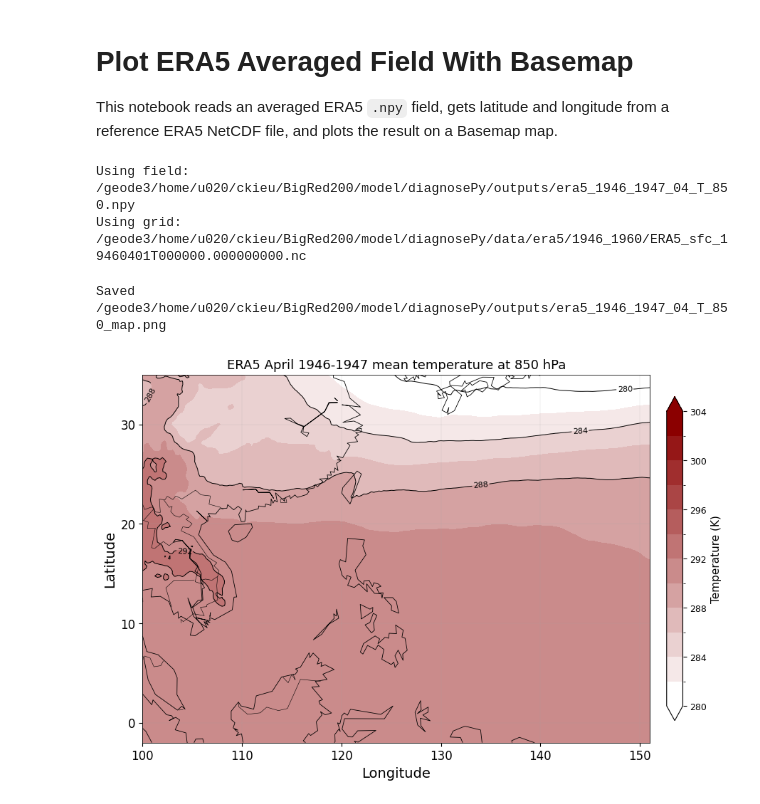
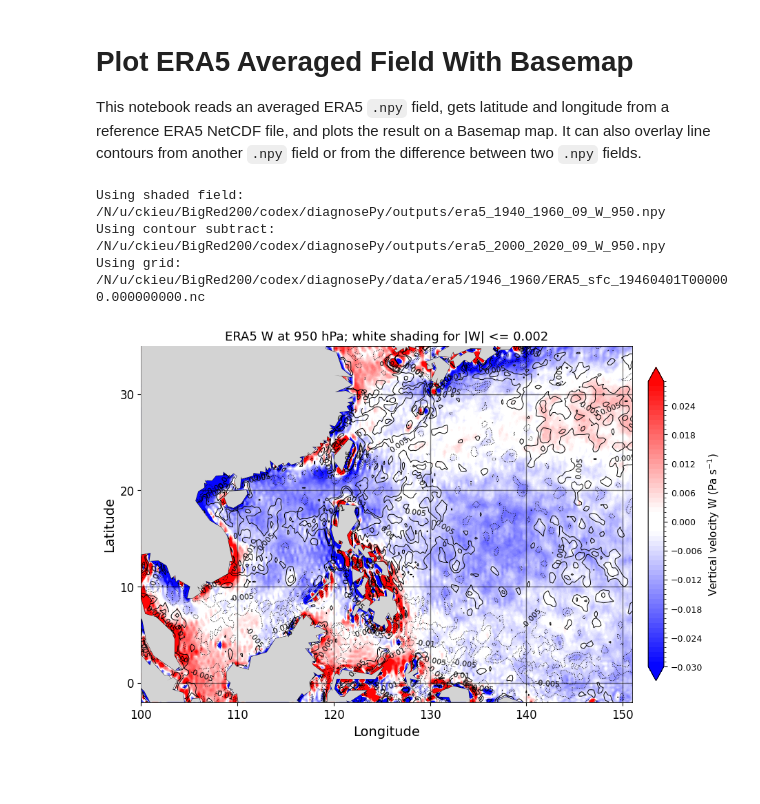
Before and after one commit to kieucq/diagnosePy, a Jupyter notebook: notebooks/plot_era5_average.ipynb, the cells around one changed output. Saved outputs shown, nothing was run; the diff lists cells and outputs as text; code cells hidden in the pictures; blank space fills up the shorter version.

Commit message:
added plotting script for ERA5 analysis

```diff
--- a/notebooks/plot_era5_average.ipynb
+++ b/notebooks/plot_era5_average.ipynb
@@ -1,34 +1,14 @@
 # %% [markdown]
 # Plot ERA5 Averaged Field With Basemap
 
-This notebook reads an averaged ERA5 `.npy` field, gets latitude and longitude from a reference ERA5 NetCDF file, and plots the result on a Basemap map.
+This notebook reads an averaged ERA5 `.npy` field, gets latitude and longitude from a reference ERA5 NetCDF file, and plots the result on a Basemap map. It can also overlay line contours from another `.npy` field or from the difference between two `.npy` fields.
 # %%
 from pathlib import Path
 import matplotlib.pyplot as plt
 import numpy as np
 import xarray as xr
-from matplotlib.colors import BoundaryNorm, LinearSegmentedColormap, ListedColormap
-from mpl_toolkits.basemap import Basemap
-
-
-def find_project_root(start=None):
-    """Find the repository root when the notebook is run from root or notebooks/."""
-    start = Path(start or Path.cwd()).resolve()
-    for path in (start, *start.parents):
-        if (path / 'outputs').exists() and (path / 'data').exists():
-            return path
-    return start
-
-
-PROJECT_ROOT = find_project_root()
-NPY_FILE = PROJECT_ROOT / 'outputs' / 'era5_1946_1947_04_T_850.npy'
-REFERENCE_FILE = PROJECT_ROOT / 'data' / 'era5' / '1946_1960' / 'ERA5_sfc_19460401T000000.000000000.nc'
-
-print(f'Using field: {NPY_FILE}')
-print(f'Using grid:  {REFERENCE_FILE}')
+from matplotlib.colors import BoundaryNorm, LinearSegmentedColormap, ListedColormap, to_rgba
+from mpl_toolkits.basemap import Basemap, maskoceans
-# %% [output]
-Using field: /geode3/home/u020/ckieu/BigRed200/model/diagnosePy/outputs/era5_1946_1947_04_T_850.npy
-Using grid:  /geode3/home/u020/ckieu/BigRed200/model/diagnosePy/data/era5/1946_1960/ERA5_sfc_19460401T000000.000000000.nc
 # %%
 def _first_existing_name(dataset, names):
     for name in names:
@@ -253,33 +381,48 @@ def plot_era5_average_field(
 # %%
-temperature_levels = np.arange(280, 305, 2)
-contour_levels = np.arange(240, 301, 4)
+NPY_FILE = '/N/u/ckieu/BigRed200/codex/diagnosePy/outputs/era5_1940_1960_09_W_950.npy'
+DIFFERENCE_FILE = '/N/u/ckieu/BigRed200/codex/diagnosePy/outputs/era5_2000_2020_09_W_950.npy'
+REFERENCE_FILE = '/N/u/ckieu/BigRed200/codex/diagnosePy/data/era5/1946_1960/ERA5_sfc_19460401T000000.000000000.nc'
+print(f'Using shaded field:     {NPY_FILE}')
+print(f'Using contour subtract: {DIFFERENCE_FILE}')
+print(f'Using grid:  {REFERENCE_FILE}')
 
-fig, ax, basemap, shade, contours = plot_era5_average_field(
+white_band = 0.002
+w_levels = np.arange(-0.03, 0.03, 0.001)
+difference_contour_levels = np.array([-0.01, -0.005, 0.005, 0.01])
+
+fig, ax, basemap, shade, contours = plot_era5_average_field_white_range(
     NPY_FILE,
     REFERENCE_FILE,
+    a=white_band,
     domain=(100, 151, -2, 35),
-    shading_levels=temperature_levels,
-    lower_color='white',
-    upper_color='darkred',
-    lowest_interval_white=True,
+    shading_levels=w_levels,
+    lower_color='blue',
+    upper_color='red',
+    lowest_interval_white=False,
+    mask_land=True,
+    land_color='lightgray',
     add_contours=True,
-    contour_levels=contour_levels,
+    contour_npy_file=NPY_FILE,
+    contour_difference_npy_file=DIFFERENCE_FILE,
+    contour_levels=difference_contour_levels,
+    contour_symmetric=True,
     contour_colors='black',
     contour_linewidths=0.7,
     xlabel_fontsize=14,
     ylabel_fontsize=14,
     xtick_fontsize=12,
     ytick_fontsize=12,
     x_tick_count=6,
     y_tick_count=6,
-    title='ERA5 April 1946-1947 mean temperature at 850 hPa',
-    cbar_label='Temperature (K)',
+    title=f'ERA5 W at 950 hPa; white shading for |W| <= {white_band:g}',
+    cbar_label='Vertical velocity W (Pa s$^{-1}$)',
 )
-
-output_figure = PROJECT_ROOT / 'outputs' / 'era5_1946_1947_04_T_850_map.png'
-fig.savefig(output_figure, dpi=150, bbox_inches='tight')
-print(f'Saved {output_figure}')
+#output_figure = Path(NPY_FILE).resolve().parent / 'era5_1940_1950_04_W_950_map_diff_contours.png'
+#fig.savefig(output_figure, dpi=150, bbox_inches='tight')
+#print(f'Saved {output_figure}')
 plt.show()
 # %% [output]
-Saved /geode3/home/u020/ckieu/BigRed200/model/diagnosePy/outputs/era5_1946_1947_04_T_850_map.png
+Using shaded field:     /N/u/ckieu/BigRed200/codex/diagnosePy/outputs/era5_1940_1960_09_W_950.npy
+Using contour subtract: /N/u/ckieu/BigRed200/codex/diagnosePy/outputs/era5_2000_2020_09_W_950.npy
+Using grid:  /N/u/ckieu/BigRed200/codex/diagnosePy/data/era5/1946_1960/ERA5_sfc_19460401T000000.000000000.nc
-[figure, old version]
+[figure, new version]
```
Also changed, not shown: parts of 1 cell of this notebook, 2 other files.
